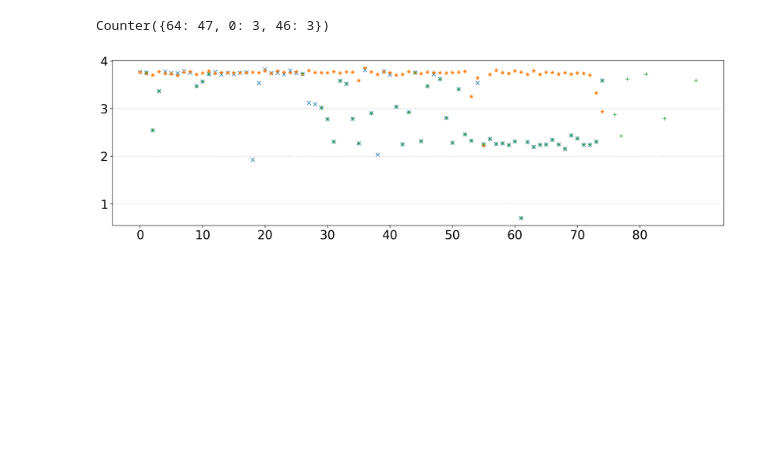
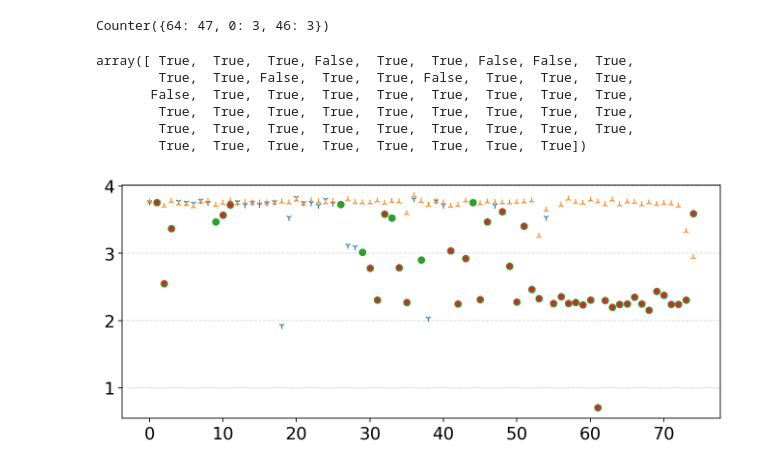
Before and after one commit to EhsanSaZ/BottleneckDetection, a Jupyter notebook: prototype/bottleneck_3.ipynb, the cells around one changed output. Drawn from its saved outputs; the diff is of its cells as text; code cells hidden in the pictures; blank space fills up the shorter version.

```diff
--- a/prototype/bottleneck_3.ipynb
+++ b/prototype/bottleneck_3.ipynb
@@ -818,34 +818,46 @@ print(Counter(y_pred))
 # print(30/102)
 # %% [output]
 Counter({64: 47, 0: 3, 46: 3})
+# %%
+y_pred == 64
+# %% [output]
+array([ True,  True,  True, False,  True,  True, False, False,  True,
+        True,  True, False,  True,  True, False,  True,  True,  True,
+       False,  True,  True,  True,  True,  True,  True,  True,  True,
+        True,  True,  True,  True,  True,  True,  True,  True,  True,
+        True,  True,  True,  True,  True,  True,  True,  True,  True,
+        True,  True,  True,  True,  True,  True,  True,  True])
 # %%
 montage_1_df = pd.read_csv("./montage_analysis/montage_1_instance.csv")
 montage_5_df = pd.read_csv("./montage_analysis/montage_5_instance.csv")
 normal_df = pd.read_csv("./montage_analysis/normal.csv")
 rows = montage_df.shape[0]
 
 
-
 from matplotlib.pyplot import figure
 from matplotlib import pyplot as plt
-plt.rcParams.update({'font.size': 20})
+plt.rcParams.update({'font.size': 16})
 
-fig, ax = plt.subplots(figsize =(18, 5), dpi=160)
+fig, ax = plt.subplots(figsize =(10, 4), dpi=160)
 # fig.suptitle('Monitoring agent\'s Resource Usage footprints')
 ax.set_xticks(np.arange(0, montage_1_df.shape[0] , 10))
 ax.set_yticks(np.arange(0, 4.5, 1))
 x_range = np.arange(0, 75 , 1)
 # ax.plot(np.arange(0, normal_df.shape[0]  , 1), montage_df.iloc[:normal_df.shape[0],:]['through_put'])
 # ax.plot(np.arange(0, 75  , 1), montage_1_df.iloc[:75]['through_put'], 'x')
-ax.plot(x_range, montage_5_df.iloc[:75]['through_put'], 'x')
-ax.plot(x_range, normal_df['through_put'], '*')
+ax.plot(x_range, montage_5_df.iloc[:75]['through_put'], '1')
+ax.plot(x_range, normal_df['through_put'], '2')
 
 real_writes_x = montage_5_df.loc[(montage_5_df['sender_remote_ost_write_bytes'] > 0)].index
 real_writes_y = montage_5_df.loc[(montage_5_df['sender_remote_ost_write_bytes'] > 0)]
-ax.plot(real_writes_x, real_writes_y['through_put'], '+')
+
+ax.plot(real_writes_x[real_writes_x < 75], real_writes_y.iloc[real_writes_x < 75]['through_put'], 'o')
+
+ax.plot(real_writes_x[np.logical_and(y_pred == 64, real_writes_x < 75)], real_writes_y.iloc[np.logical_and(y_pred == 64, real_writes_x < 75)]['through_put'], '*')
+
 
 ax.grid(True,which='both', axis='y', linestyle='--', alpha=0.5)
 # ax.xaxis.grid()
 # ax.grid(axis='x',linestyle='--')
 # %% [output]
-[figure, old version]
+[figure, new version]
```
Also changed, not shown: parts of 3 cells of this notebook.
